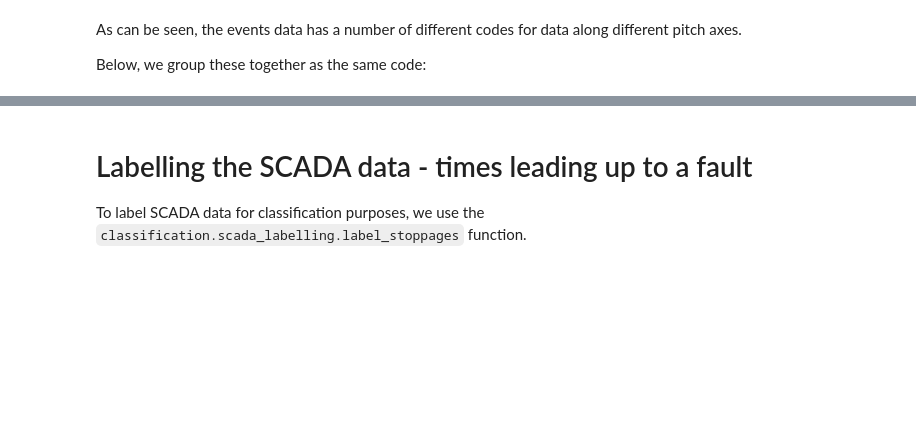
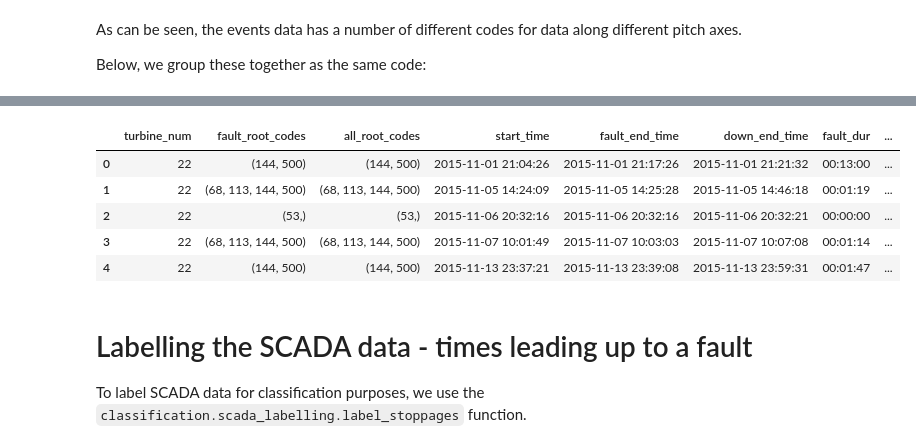
Before and after one commit to lkev/wtphm, a Jupyter notebook: examples/wtphm_readme_examples.ipynb, the cells around one changed output, grey strips where cells are left out. Cells and saved outputs as stored; diff of their text form; code cells hidden in the pictures; blank space fills up the shorter version.

```diff
--- a/examples/wtphm_readme_examples.ipynb
+++ b/examples/wtphm_readme_examples.ipynb
@@ -130,3 +110,16 @@ batches.head()
+# %%
+batches = wtphm.batch.get_batch_stop_cats(
+    batch_data=batches, events_data=events, scada_data=scada, grid_col='lot',
+    maint_col='mt', rep_col='rt')
+
+batches.head()
+# %% [output]
+|  | turbine_num | fault_root_codes | all_root_codes | start_time | fault_end_time | down_end_time | fault_dur | ... |
+| 0 | 22 | (144, 500) | (144, 500) | 2015-11-01 21:04:26 | 2015-11-01 21:17:26 | 2015-11-01 21:21:32 | 00:13:00 | ... |
+| 1 | 22 | (68, 113, 144, 500) | (68, 113, 144, 500) | 2015-11-05 14:24:09 | 2015-11-05 14:25:28 | 2015-11-05 14:46:18 | 00:01:19 | ... |
+| 2 | 22 | (53,) | (53,) | 2015-11-06 20:32:16 | 2015-11-06 20:32:16 | 2015-11-06 20:32:21 | 00:00:00 | ... |
+| 3 | 22 | (68, 113, 144, 500) | (68, 113, 144, 500) | 2015-11-07 10:01:49 | 2015-11-07 10:03:03 | 2015-11-07 10:07:08 | 00:01:14 | ... |
+| 4 | 22 | (144, 500) | (144, 500) | 2015-11-13 23:37:21 | 2015-11-13 23:39:08 | 2015-11-13 23:59:31 | 00:01:47 | ... |
 # %% [markdown]
 # Labelling the SCADA data - times leading up to a fault
 
```
Also changed, not shown: parts of 17 cells of this notebook, 2 other files.
